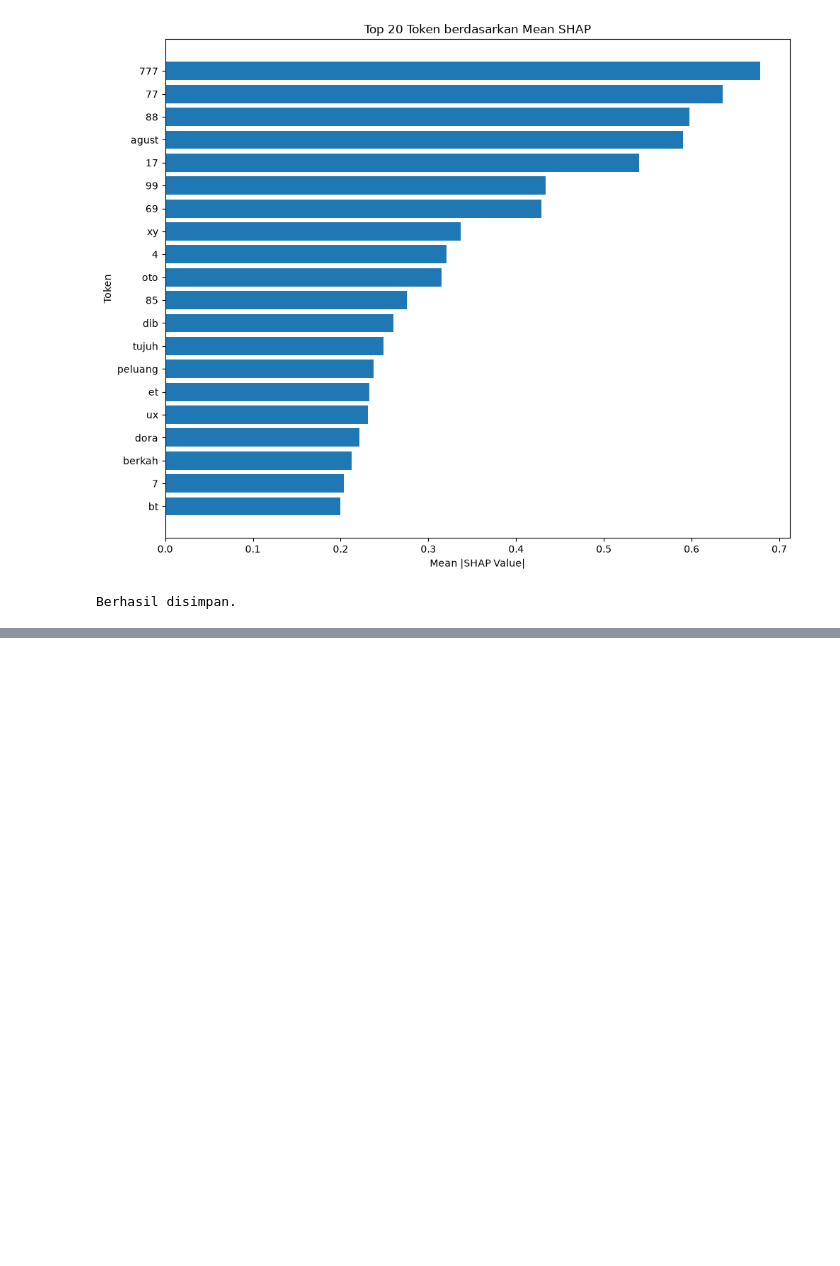
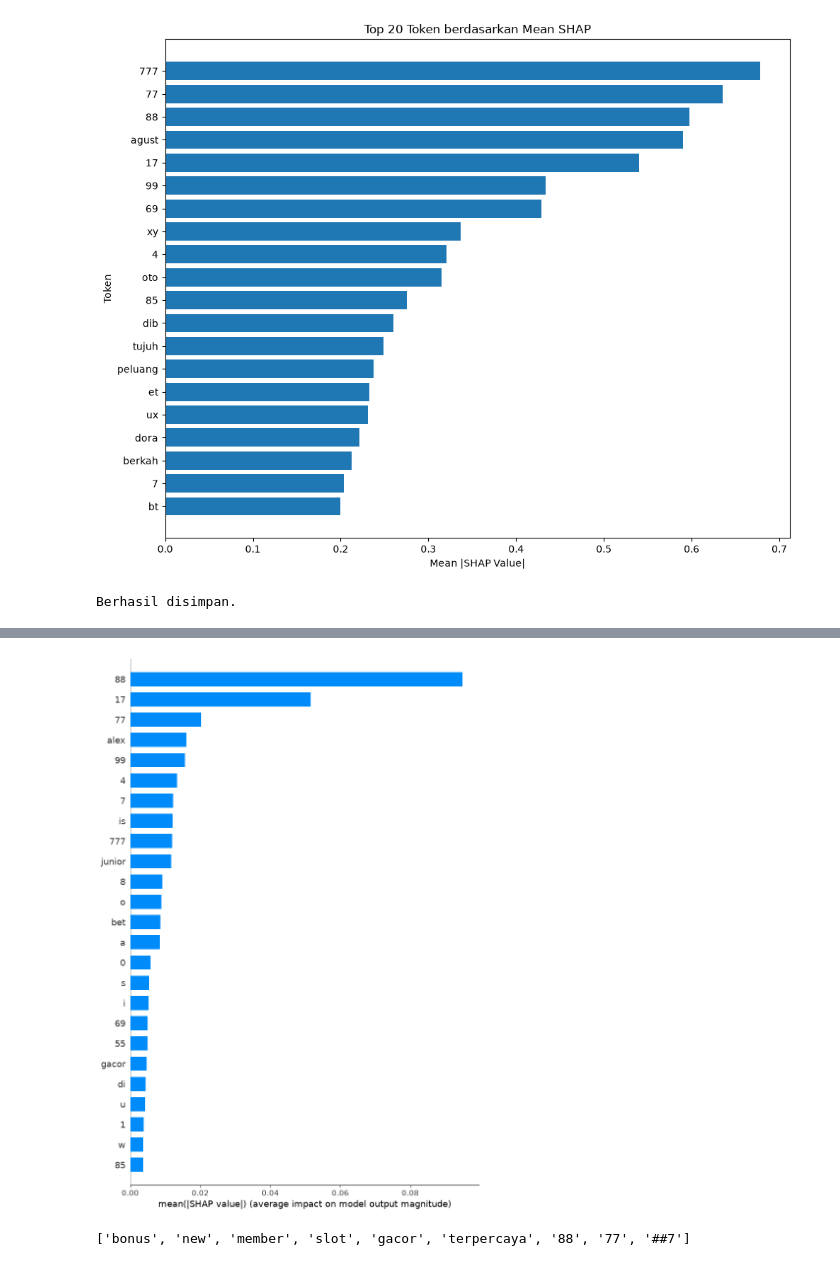
Before and after one commit to Ikryz7/skripsi-xai-judi-online, a Jupyter notebook: notebook/05_shap.ipynb, the cells around one changed output, grey strips where cells are left out. Drawn from its saved outputs; the diff is of its cells as text; code cells hidden in the pictures; blank space fills up the shorter version.

```diff
--- a/notebook/05_shap.ipynb
+++ b/notebook/05_shap.ipynb
@@ -471,0 +693,30 @@ shap.plots.text(values[1])
+# %%
+plt.figure(figsize=(10, 8))
+
+shap.summary_plot(
+    top_shap_matrix,
+    feature_names=top_tokens,
+    plot_type="bar",
+    max_display=25,
+    show=False
+)
+
+plt.tight_layout()
+
+plt.savefig(
+    "../output/shap_summary_plot.png",
+    dpi=300,
+    bbox_inches="tight"
+)
+
+plt.show()
+# %% [output]
+[figure, added]
+# %%
+test_tokens = tokenizer.tokenize(
+    "bonus new member slot gacor terpercaya 88 777"
+)
+
+print(test_tokens)
+# %% [output]
+['bonus', 'new', 'member', 'slot', 'gacor', 'terpercaya', '88', '77', '##7']
```
Also changed, not shown: parts of 19 cells of this notebook, 10 other files.
